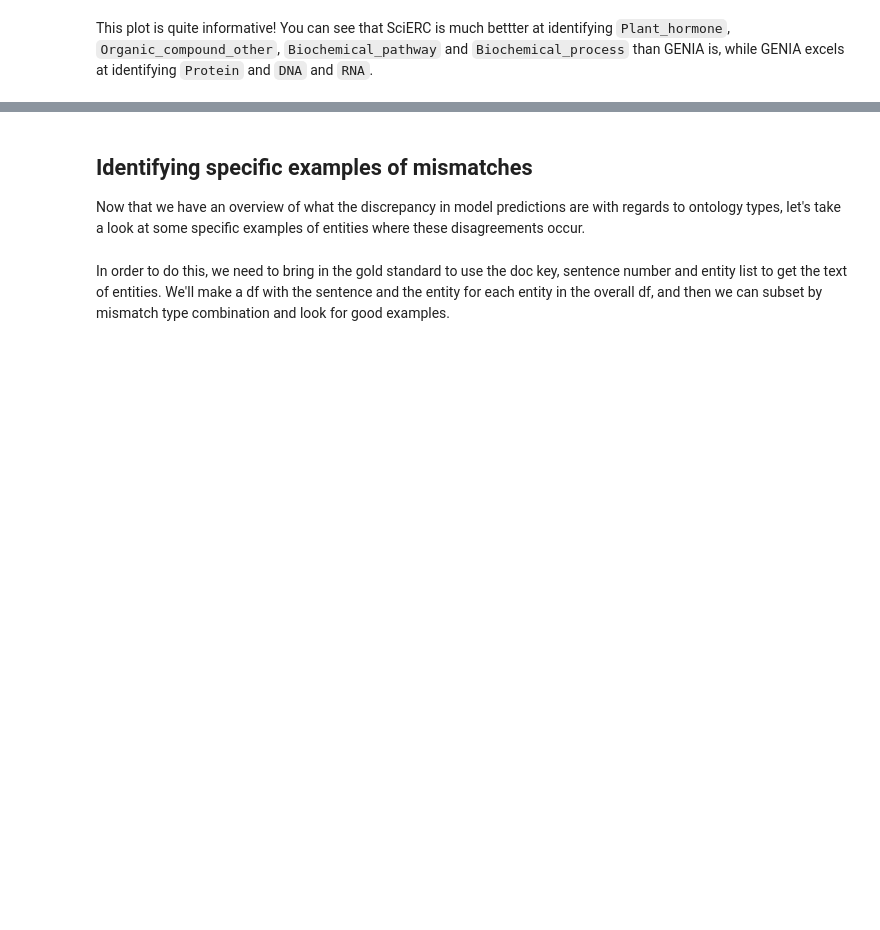
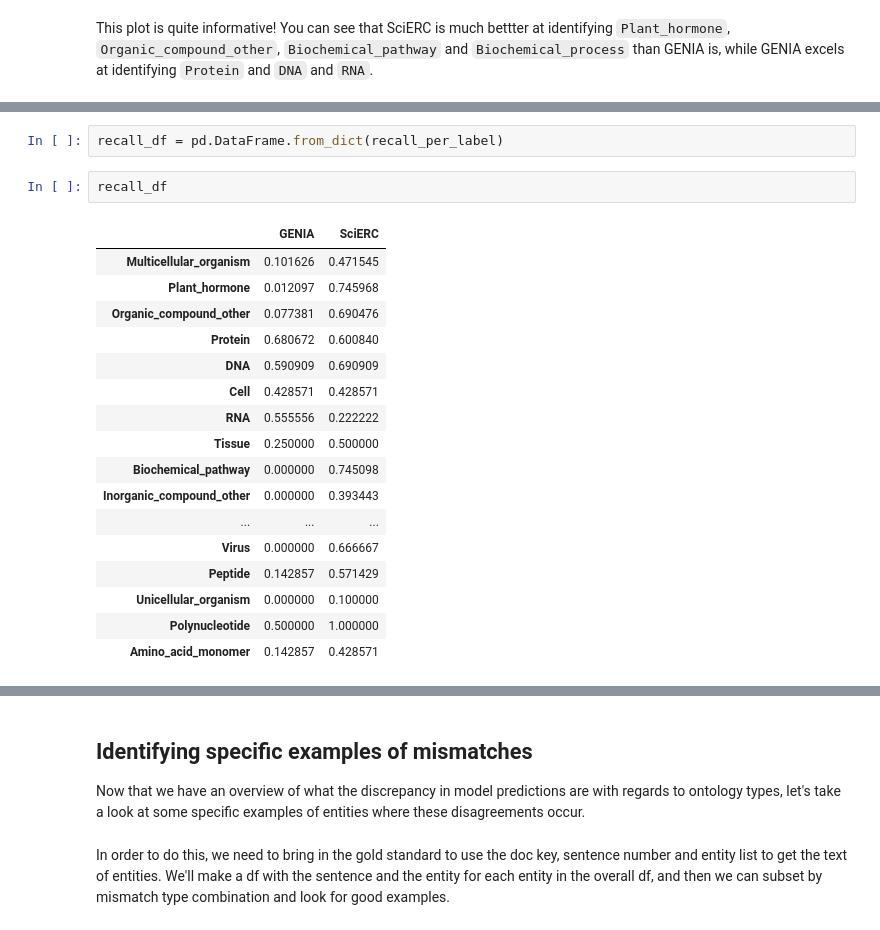
Before and after one commit to ShiuLab/pickle-corpus-code, a Jupyter notebook: jupyter_notebooks/model_mismatched_entity_pred_analysis.ipynb, the cells around one changed output, grey strips where cells are left out. Saved outputs shown, nothing was run; the diff lists cells and outputs as text; blank space fills up the shorter version.

```diff
--- a/jupyter_notebooks/model_mismatched_entity_pred_analysis.ipynb
+++ b/jupyter_notebooks/model_mismatched_entity_pred_analysis.ipynb
@@ -403,0 +463,22 @@ This plot is quite informative! You can see that SciERC is much bettter at ident
+# %%
+recall_df = pd.DataFrame.from_dict(recall_per_label)
+# %%
+recall_df
+# %% [output]
+|  | GENIA | SciERC |
+| Multicellular_organism | 0.101626 | 0.471545 |
+| Plant_hormone | 0.012097 | 0.745968 |
+| Organic_compound_other | 0.077381 | 0.690476 |
+| Protein | 0.680672 | 0.600840 |
+| DNA | 0.590909 | 0.690909 |
+| Cell | 0.428571 | 0.428571 |
+| RNA | 0.555556 | 0.222222 |
+| Tissue | 0.250000 | 0.500000 |
+| Biochemical_pathway | 0.000000 | 0.745098 |
+| Inorganic_compound_other | 0.000000 | 0.393443 |
+| ... | ... | ... |
+| Virus | 0.000000 | 0.666667 |
+| Peptide | 0.142857 | 0.571429 |
+| Unicellular_organism | 0.000000 | 0.100000 |
+| Polynucleotide | 0.500000 | 1.000000 |
+| Amino_acid_monomer | 0.142857 | 0.428571 |
```
Also changed, not shown: parts of 18 cells of this notebook.
